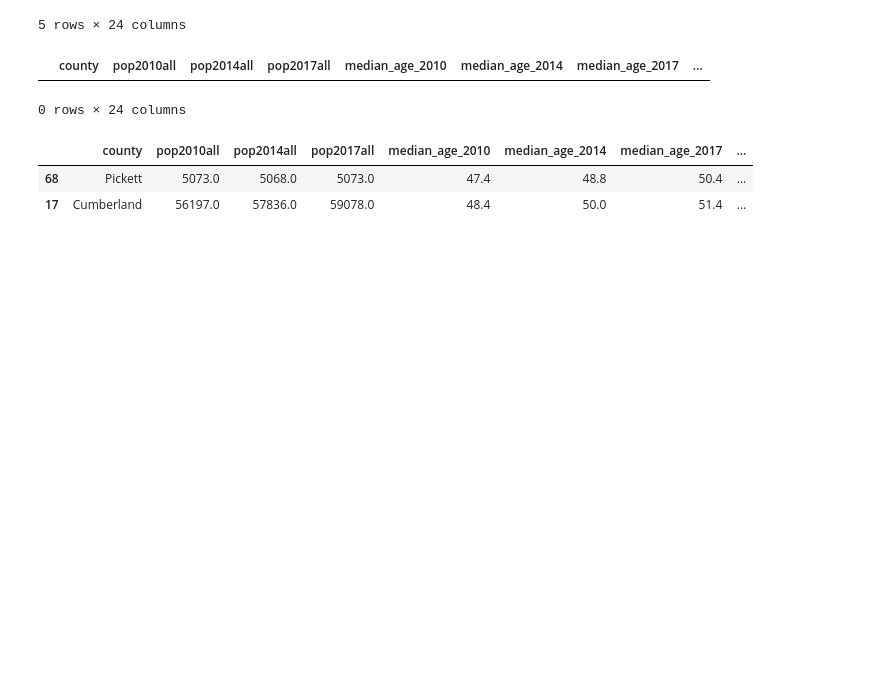
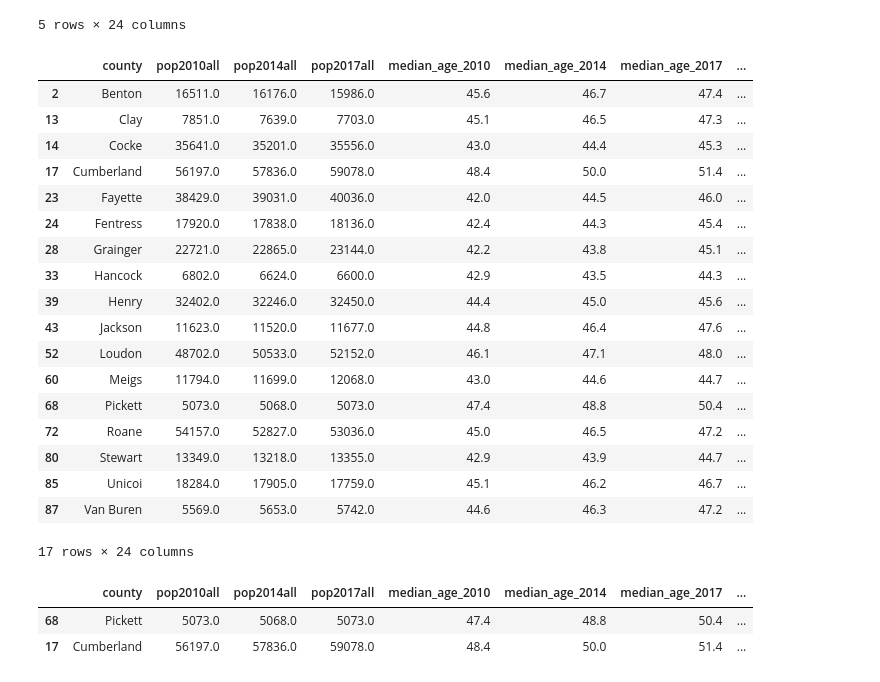
Before and after one commit to awillet/vanderbilt-aspire-data-essentials, a Jupyter notebook: get_data.ipynb, the cells around one changed output. Saved outputs shown, nothing was run; the diff lists cells and outputs as text; code cells hidden in the pictures; blank space fills up the shorter version.

```diff
--- a/get_data.ipynb
+++ b/get_data.ipynb
@@ -947,10 +914,27 @@ pop_and_cancer.head()
 | 4 | Blount | 123213.0 | 125827.0 | 129929.0 | 41.5 | 43.1 | 43.8 | ... |
 5 rows × 24 columns
 # %%
-pop_and_cancer[pop_and_cancer.percent_pop_over_50_2017 > .5]
+pop_and_cancer[pop_and_cancer.percent_pop_over_50_2017 > .35]
 # %% [output]
 |  | county | pop2010all | pop2014all | pop2017all | median_age_2010 | median_age_2014 | median_age_2017 | ... |
+| 2 | Benton | 16511.0 | 16176.0 | 15986.0 | 45.6 | 46.7 | 47.4 | ... |
+| 13 | Clay | 7851.0 | 7639.0 | 7703.0 | 45.1 | 46.5 | 47.3 | ... |
+| 14 | Cocke | 35641.0 | 35201.0 | 35556.0 | 43.0 | 44.4 | 45.3 | ... |
+| 17 | Cumberland | 56197.0 | 57836.0 | 59078.0 | 48.4 | 50.0 | 51.4 | ... |
+| 23 | Fayette | 38429.0 | 39031.0 | 40036.0 | 42.0 | 44.5 | 46.0 | ... |
+| 24 | Fentress | 17920.0 | 17838.0 | 18136.0 | 42.4 | 44.3 | 45.4 | ... |
+| 28 | Grainger | 22721.0 | 22865.0 | 23144.0 | 42.2 | 43.8 | 45.1 | ... |
+| 33 | Hancock | 6802.0 | 6624.0 | 6600.0 | 42.9 | 43.5 | 44.3 | ... |
+| 39 | Henry | 32402.0 | 32246.0 | 32450.0 | 44.4 | 45.0 | 45.6 | ... |
+| 43 | Jackson | 11623.0 | 11520.0 | 11677.0 | 44.8 | 46.4 | 47.6 | ... |
+| 52 | Loudon | 48702.0 | 50533.0 | 52152.0 | 46.1 | 47.1 | 48.0 | ... |
+| 60 | Meigs | 11794.0 | 11699.0 | 12068.0 | 43.0 | 44.6 | 44.7 | ... |
+| 68 | Pickett | 5073.0 | 5068.0 | 5073.0 | 47.4 | 48.8 | 50.4 | ... |
+| 72 | Roane | 54157.0 | 52827.0 | 53036.0 | 45.0 | 46.5 | 47.2 | ... |
+| 80 | Stewart | 13349.0 | 13218.0 | 13355.0 | 42.9 | 43.9 | 44.7 | ... |
+| 85 | Unicoi | 18284.0 | 17905.0 | 17759.0 | 45.1 | 46.2 | 46.7 | ... |
+| 87 | Van Buren | 5569.0 | 5653.0 | 5742.0 | 44.6 | 46.3 | 47.2 | ... |
-0 rows × 24 columns
+17 rows × 24 columns
 # %%
 pop_and_cancer.nlargest(2, 'percent_pop_over_50_2017')
 # %% [output]
```
Also changed, not shown: parts of 14 cells of this notebook.
